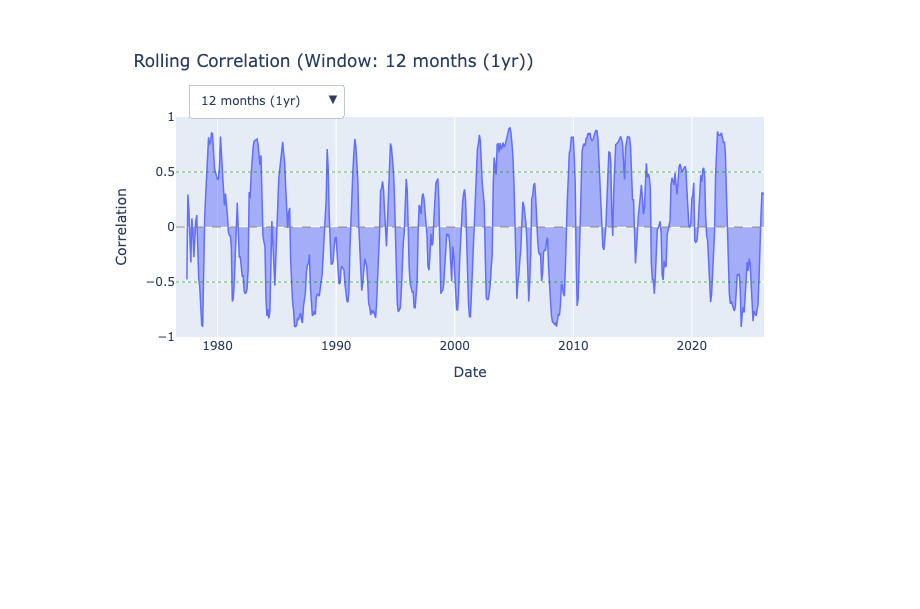
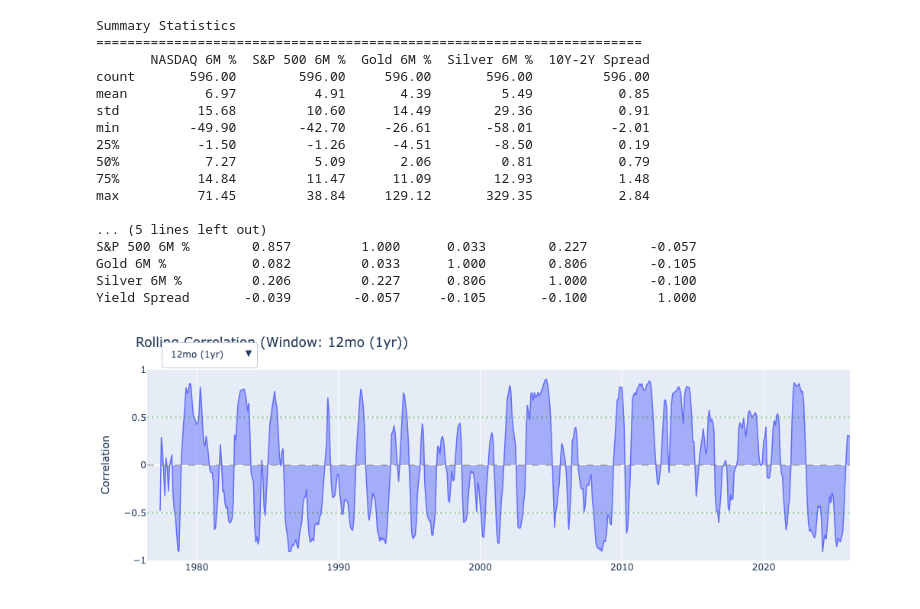
Before and after one commit to CharlieMonk/Yield-Curve-vs-Market, a Jupyter notebook: nasdaq_yield_correlation.ipynb, the cells around one changed output. Drawn from its saved outputs; the diff is of its cells as text; code cells hidden in the pictures; blank space fills up the shorter version.

```diff
--- a/nasdaq_yield_correlation.ipynb
+++ b/nasdaq_yield_correlation.ipynb
@@ -206,0 +26,3 @@ Loading Gold and Silver data...
+# %%
+# Load all economic data (uses cache if available)
+combined = load_all_data()
@@ -619,5 +312,43 @@ fig_scatter.show()
+# %%
+# Summary statistics for all data
+print("Summary Statistics")
+print("=" * 70)
+summary = pd.DataFrame({
+    'NASDAQ 6M %': combined['NASDAQ 6M %'].describe(),
+    'S&P 500 6M %': combined['S&P 500 6M %'].describe(),
+    'Gold 6M %': combined['Gold 6M %'].describe(),
+    'Silver 6M %': combined['Silver 6M %'].describe(),
+    '10Y-2Y Spread': combined['Yield Spread'].describe()
+}).round(2)
+print(summary.to_string())
+
+# Correlation matrix
+print("\n" + "=" * 70)
+print("Correlation Matrix")
+print("=" * 70)
+corr_cols = ['NASDAQ 6M %', 'S&P 500 6M %', 'Gold 6M %', 'Silver 6M %', 'Yield Spread']
+corr_matrix = combined[corr_cols].corr().round(3)
+print(corr_matrix.to_string())
+# %% [output]
+Summary Statistics
+======================================================================
+       NASDAQ 6M %  S&P 500 6M %  Gold 6M %  Silver 6M %  10Y-2Y Spread
+count       596.00        596.00     596.00       596.00         596.00
+mean          6.97          4.91       4.39         5.49           0.85
+std          15.68         10.60      14.49        29.36           0.91
+min         -49.90        -42.70     -26.61       -58.01          -2.01
+25%          -1.50         -1.26      -4.51        -8.50           0.19
+50%           7.27          5.09       2.06         0.81           0.79
+75%          14.84         11.47      11.09        12.93           1.48
+max          71.45         38.84     129.12       329.35           2.84
+
+... (5 lines left out)
+S&P 500 6M %        0.857         1.000      0.033        0.227        -0.057
+Gold 6M %           0.082         0.033      1.000        0.806        -0.105
+Silver 6M %         0.206         0.227      0.806        1.000        -0.100
+Yield Spread       -0.039        -0.057     -0.105       -0.100         1.000
 # %%
-# Interactive rolling correlation with dropdown for window size (in months)
+# Interactive rolling correlation with dropdown for window size
 windows = [6, 12, 24, 36, 60, 120]  # 6mo, 1yr, 2yr, 3yr, 5yr, 10yr
 
 fig_corr = go.Figure()
@@ -631,46 +362,48 @@ for i, w in enumerate(windows):
             visible=(w == 12),
             line=dict(width=1.5),
             fill='tozeroy',
-            hovertemplate='%{x}<br>Correlation: %{y:.3f}<extra></extra>'
+            hovertemplate='%{x|%b %Y}<br>Correlation: %{y:.3f}<extra></extra>'
         )
     )
 
 # Create dropdown buttons
 buttons = []
-labels = ['6 months', '12 months (1yr)', '24 months (2yr)', '36 months (3yr)', '60 months (5yr)', '120 months (10yr)']
+labels = ['6mo', '12mo (1yr)', '24mo (2yr)', '36mo (3yr)', '60mo (5yr)', '120mo (10yr)']
 for i, (w, label) in enumerate(zip(windows, labels)):
     visibility = [j == i for j in range(len(windows))]
     buttons.append(
         dict(label=label,
              method='update',
              args=[{'visible': visibility},
                    {'title': f'Rolling Correlation (Window: {label})'}])
     )
 
 fig_corr.update_layout(
-    title='Rolling Correlation (Window: 12 months (1yr))',
-    xaxis_title='Date',
+    title='Rolling Correlation (Window: 12mo (1yr))',
     yaxis_title='Correlation',
     yaxis_range=[-1, 1],
-    height=400,
+    height=350,
+    margin=dict(t=60, l=50, r=50, b=40),
+    hovermode='x unified',
     updatemenus=[
         dict(
             active=1,
             buttons=buttons,
             direction='down',
             showactive=True,
             x=0.02,
             xanchor='left',
             y=1.15,
             yanchor='top'
         )
     ]
 )
 
+fig_corr.update_xaxes(nticks=6, tickformat="%Y", hoverformat='%b %Y')
 fig_corr.add_hline(y=0, line_dash="dash", line_color="gray", opacity=0.5)
 fig_corr.add_hline(y=0.5, line_dash="dot", line_color="green", opacity=0.3)
 fig_corr.add_hline(y=-0.5, line_dash="dot", line_color="green", opacity=0.3)
 
 fig_corr.show()
 # %% [output]
-[figure, old version]
+[figure, new version]
```
Also changed, not shown: parts of 11 cells of this notebook, 1 other file.
